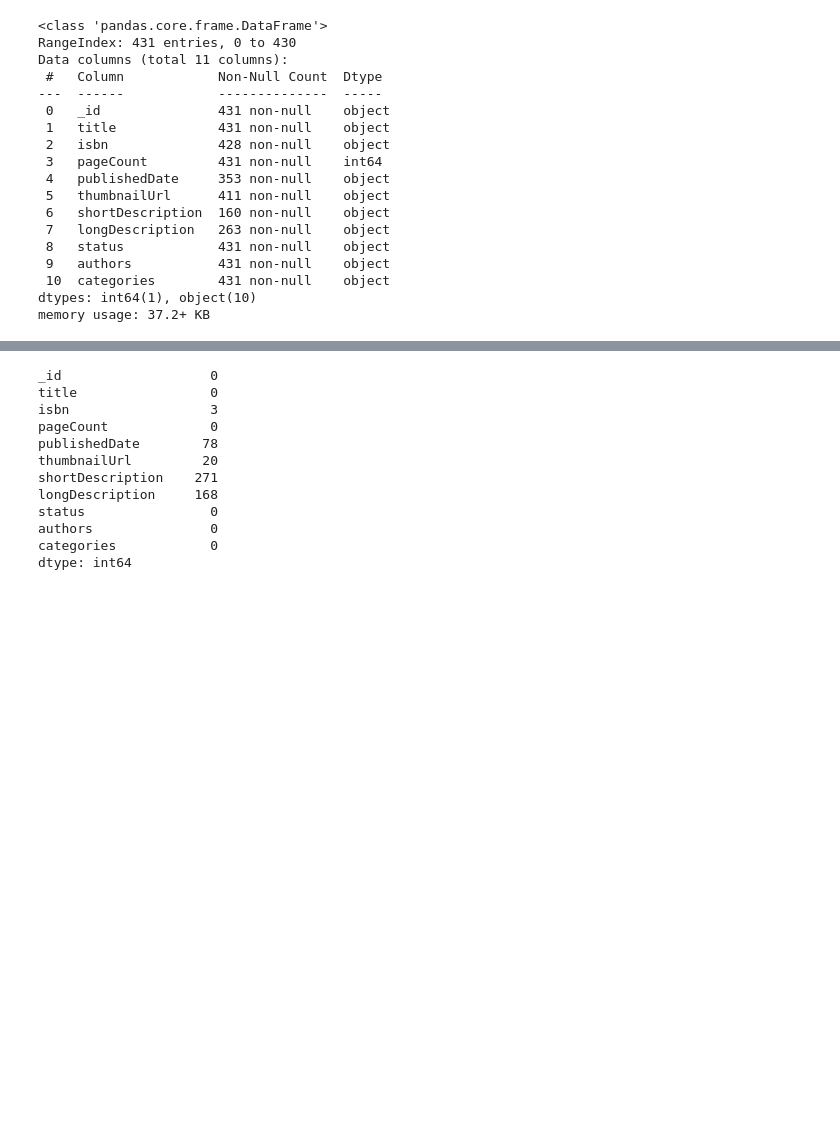
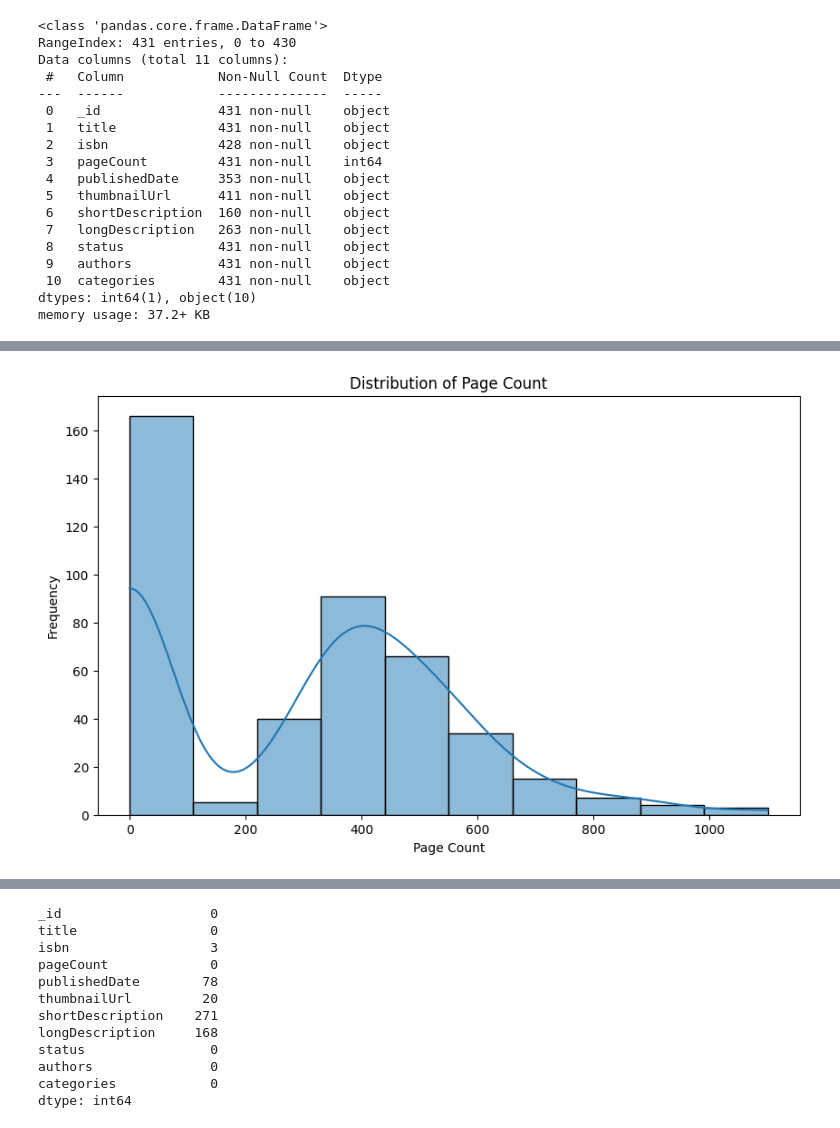
Before and after one commit to diosimar/Gobierno_datos_lab, a Jupyter notebook: notebooks/EDA.ipynb, the cells around one changed output, grey strips where cells are left out. Cells and saved outputs as stored; diff of their text form; code cells hidden in the pictures; blank space fills up the shorter version.

```diff
--- a/notebooks/EDA.ipynb
+++ b/notebooks/EDA.ipynb
@@ -282,0 +253,82 @@ Name: count, dtype: int64
+# %%
+import matplotlib.pyplot as plt
+import seaborn as sns
+
+path_result_books = r'C:\Users\dioct\OneDrive\Desktop\Gobierno_datos\actividad1\Desarrollo\Gobierno_datos_lab\results\img_books'
+
+# 1. Histogram for pageCount
+plt.figure(figsize=(10, 6))
+sns.histplot(books['pageCount'], kde=True)
+plt.title('Distribution of Page Count')
+plt.xlabel('Page Count')
+plt.ylabel('Frequency')
+plt.savefig(path_result_books + '/page_count_histogram.png')
+plt.show()
+
+# 2. Box plot of pageCount by status
+plt.figure(figsize=(10, 6))
+sns.boxplot(x='status', y='pageCount', data=books)
+plt.title('Page Count Distribution by Status')
+plt.xlabel('Status')
+plt.ylabel('Page Count')
+plt.savefig(path_result_books + '/page_count_boxplot_by_status.png')
+plt.show()
+
+# 3. Bar chart for status frequency (con etiquetas)
+plt.figure(figsize=(10, 6))
+status_counts = books['status'].value_counts()
+ax = status_counts.plot(kind='bar', color='skyblue')
+plt.title('Frequency of Book Statuses')
+plt.xlabel('Status')
+plt.ylabel('Frequency')
+for i, v in enumerate(status_counts):
+    ax.text(i, v + 5, str(v), ha='center', va='bottom', fontsize=9)
+plt.savefig(path_result_books + '/status_frequency.png')
+plt.show()
+
+# Bar chart for top 10 authors (con etiquetas)
+top_10_authors = authors_exploded['authors'].value_counts().nlargest(10)
+plt.figure(figsize=(12, 6))
+ax = top_10_authors.plot(kind='barh', color='lightcoral')
+plt.title('Top 10 Most Frequent Authors')
+plt.xlabel('Frequency')
+plt.ylabel('Author')
+for i, v in enumerate(top_10_authors):
+    ax.text(v + 1, i, str(v), va='center', fontsize=9)
+plt.savefig(path_result_books + '/top_10_authors.png')
+plt.show()
+
+# Bar chart for top 10 categories (con etiquetas)
+top_10_categories = categories_exploded['categories'].value_counts().nlargest(10)
+plt.figure(figsize=(12, 6))
+ax = top_10_categories.plot(kind='barh', color='lightgreen')
+plt.title('Top 10 Most Frequent Categories')
+plt.xlabel('Frequency')
+plt.ylabel('Category')
+for i, v in enumerate(top_10_categories):
+    ax.text(v + 1, i, str(v), va='center', fontsize=9)
+plt.savefig(path_result_books + '/top_10_categories.png')
+plt.show()
+
+# 4. Scatter plot: pageCount vs. published_date (year)
+plt.figure(figsize=(10, 6))
+sns.scatterplot(x=books['publishedDate'].dt.year, y='pageCount', data=books, hue='status', palette="viridis")
+plt.title('Page Count vs. Publication Year')
+plt.xlabel('Publication Year')
+plt.ylabel('Page Count')
+plt.savefig(path_result_books + '/page_count_vs_publication_year.png')
+plt.show()
+
+# 5. Visualize missing 'thumbnailUrl'
+plt.figure(figsize=(6, 4))
+thumbnail_counts = books['thumbnailUrl'].value_counts()
+colors = ['lightcoral' if x == 'missing_thumbnail' else 'skyblue' for x in thumbnail_counts.index]
+ax = thumbnail_counts.plot(kind='bar', color=colors)
+plt.title('Missing Thumbnails')
+plt.xlabel('Thumbnail Status')
+plt.ylabel('Count')
+plt.xticks(rotation=0)
+plt.savefig(path_result_books + '/missing_thumbnails.png')
+plt.show()
+# %% [output]
+[figure, added]
```
Also changed, not shown: parts of 24 cells of this notebook, 15 other files.
